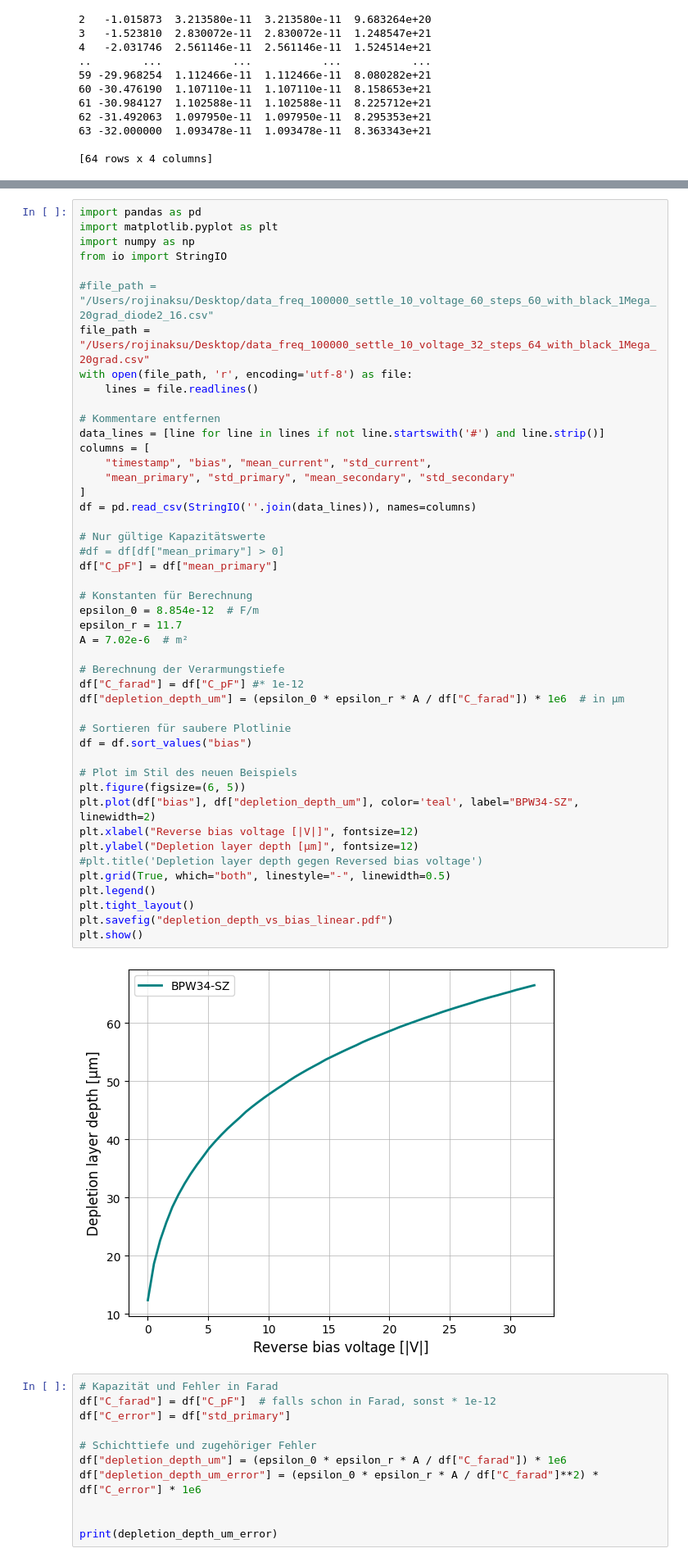
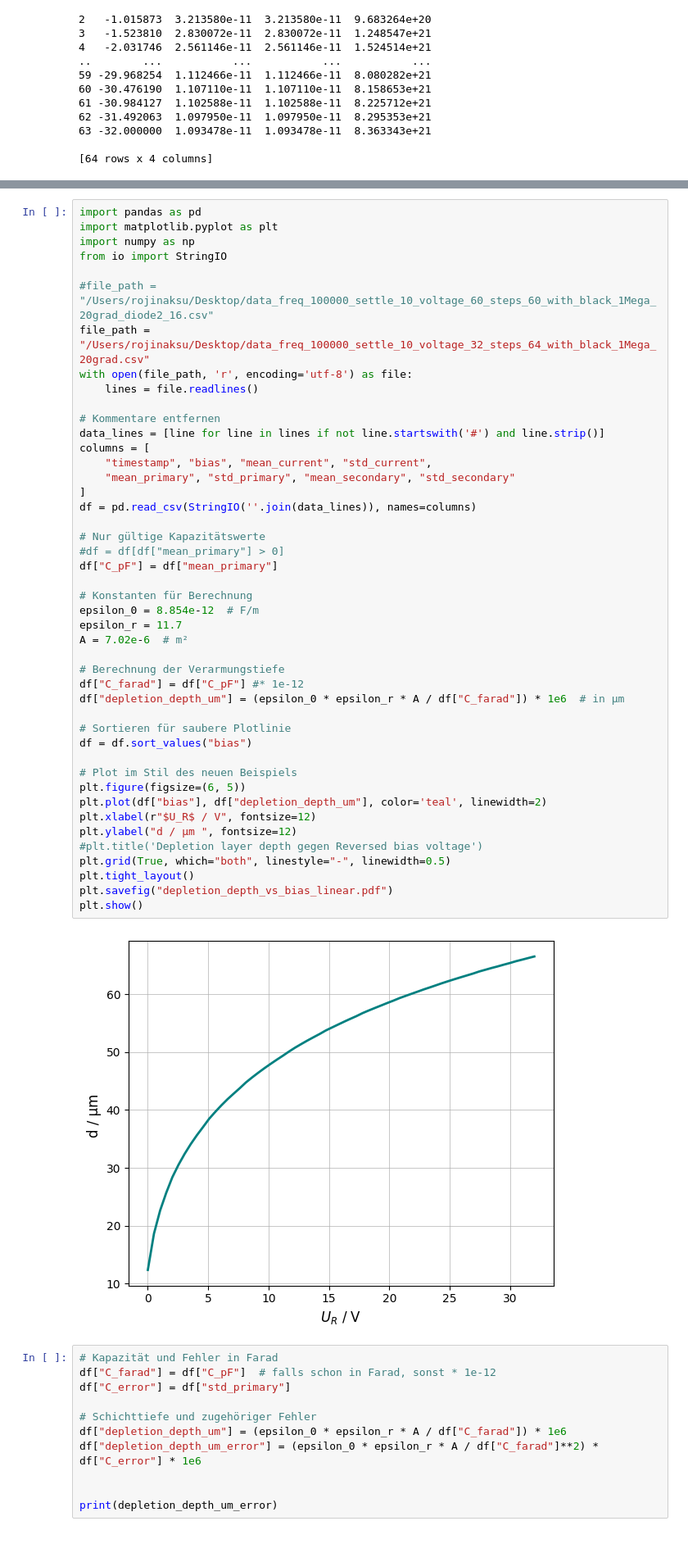
Before and after one commit to rojinaks/diy-particle-detector-V2, a Jupyter notebook: codes/diode/cvsv.ipynb, the cells around one changed output, grey strips where cells are left out. Shown: that part at 82% size. Saved outputs shown, nothing was run; the diff lists cells and outputs as text.

```diff
--- a/codes/diode/cvsv.ipynb
+++ b/codes/diode/cvsv.ipynb
@@ -230,38 +232,37 @@ data_lines = [line for line in lines if not line.startswith('#') and line.strip(
 columns = [
     "timestamp", "bias", "mean_current", "std_current",
     "mean_primary", "std_primary", "mean_secondary", "std_secondary"
 ]
 df = pd.read_csv(StringIO(''.join(data_lines)), names=columns)
 
 # Nur gültige Kapazitätswerte
 #df = df[df["mean_primary"] > 0]
 df["C_pF"] = df["mean_primary"]
 
 # Konstanten für Berechnung
 epsilon_0 = 8.854e-12  # F/m
 epsilon_r = 11.7
 A = 7.02e-6  # m²
 
 # Berechnung der Verarmungstiefe
 df["C_farad"] = df["C_pF"] #* 1e-12
 df["depletion_depth_um"] = (epsilon_0 * epsilon_r * A / df["C_farad"]) * 1e6  # in µm
 
 # Sortieren für saubere Plotlinie
 df = df.sort_values("bias")
 
 # Plot im Stil des neuen Beispiels
 plt.figure(figsize=(6, 5))
-plt.plot(df["bias"], df["depletion_depth_um"], color='teal', label="BPW34-SZ", linewidth=2)
-plt.xlabel("Reverse bias voltage [|V|]", fontsize=12)
-plt.ylabel("Depletion layer depth [µm]", fontsize=12)
+plt.plot(df["bias"], df["depletion_depth_um"], color='teal', linewidth=2)
+plt.xlabel(r"$U_R$ / V", fontsize=12)
+plt.ylabel("d / µm ", fontsize=12)
 #plt.title('Depletion layer depth gegen Reversed bias voltage')
 plt.grid(True, which="both", linestyle="-", linewidth=0.5)
-plt.legend()
 plt.tight_layout()
 plt.savefig("depletion_depth_vs_bias_linear.pdf")
 plt.show()
 # %% [output]
-[figure, old version]
+[figure, new version]
 # %%
 # Kapazität und Fehler in Farad
 df["C_farad"] = df["C_pF"]  # falls schon in Farad, sonst * 1e-12
```
Also changed, not shown: parts of 5 cells of this notebook, 14 other files.
